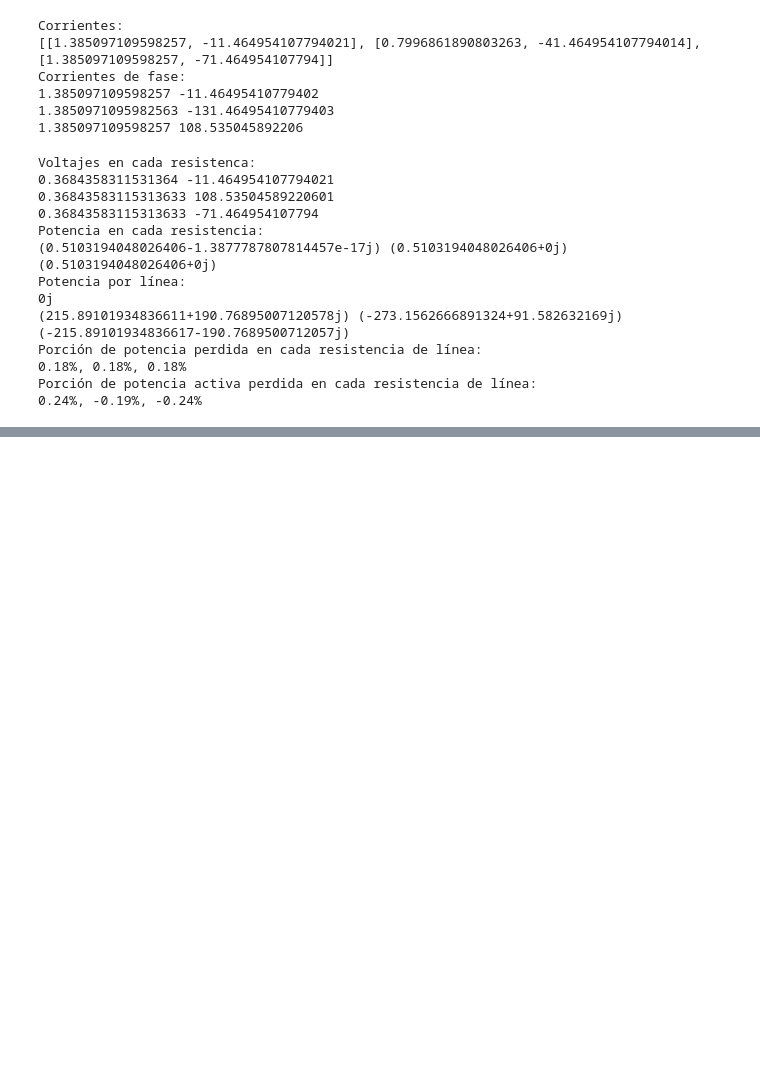
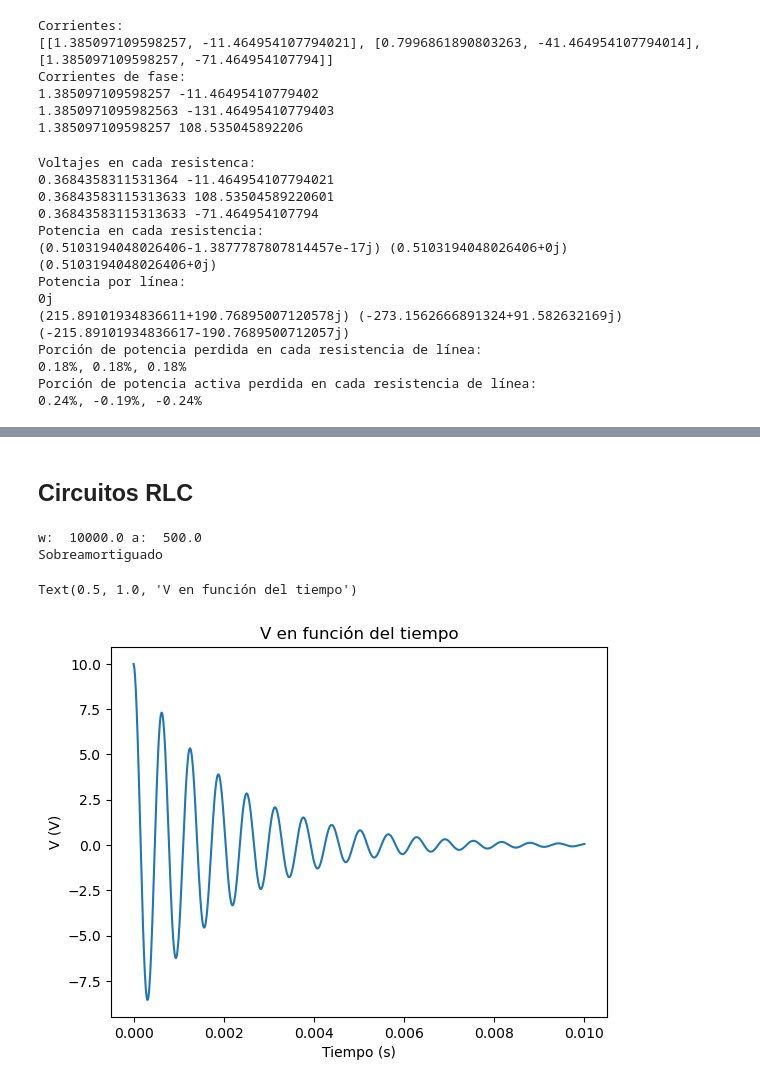
Before and after one commit to Allocco14/circuits, a Jupyter notebook: circuits.ipynb, the cells around one changed output, grey strips where cells are left out. Cells and saved outputs as stored; diff of their text form; code cells hidden in the pictures; blank space fills up the shorter version.

```diff
--- a/circuits.ipynb
+++ b/circuits.ipynb
@@ -247,0 +321,33 @@ Porción de potencia activa perdida en cada resistencia de línea:
+# %% [markdown]
+## Circuitos RLC
+# %%
+R = 100
+L = 0.1
+C = 0.1e-6
+
+t = np.linspace(0, 0.01, 1000)
+
+w = 1/np.sqrt(L*C)
+a = R/(2*L)
+
+v = 10*np.exp(-a*t)*np.cos(w*t)
+print ('w: ', w, 'a: ', a)
+
+if 0 < a < 1:
+    print('Subamortiguado')
+elif a == 1:
+    print('Críticamente amortiguado')
+else:
+    print('Sobreamortiguado')
+
+from matplotlib import pyplot as plt
+
+plt.plot(t, v)
+plt.xlabel('Tiempo (s)')
+plt.ylabel('V (V)')
+plt.title('V en función del tiempo')
+# %% [output]
+w:  10000.0 a:  500.0
+Sobreamortiguado
+Text(0.5, 1.0, 'V en función del tiempo')
+[figure, added]
```
Also changed, not shown: parts of 5 cells of this notebook.
